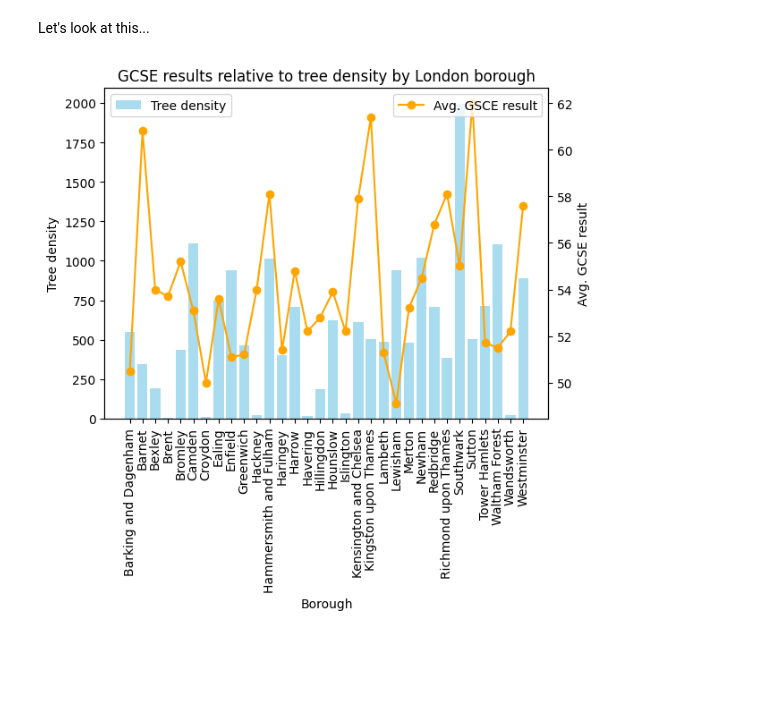
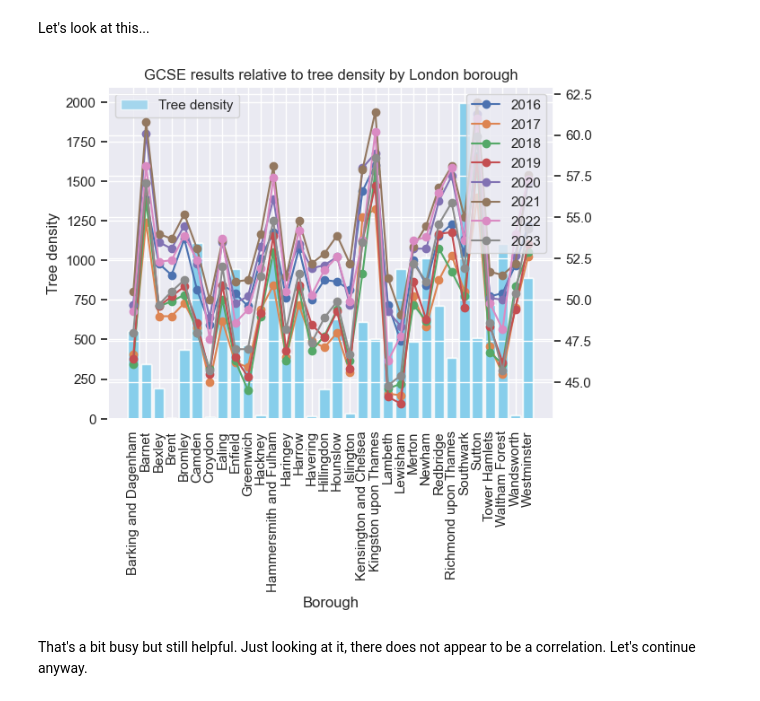
Before and after one commit to nicc/lis-stats-2, a Jupyter notebook: london_gcs_trees.ipynb, the cells around one changed output. Drawn from its saved outputs; the diff is of its cells as text; code cells hidden in the pictures; blank space fills up the shorter version.

```diff
--- a/london_gcs_trees.ipynb
+++ b/london_gcs_trees.ipynb
@@ -101,6 +134,10 @@ gcses_raw.head(5)
 # %%
 # basic data
-gcses_by_borough = gcses_raw[['Code', 'Area', 'Average Attainment 8 score per pupil']]
+gcses_by_borough = gcses_raw[['Code', 'Area', 'Average Attainment 8 score per pupil', 'Year']]
 
-gcses_by_borough.head(50)
+# make boroughs categorical and sort them for display as point plots
+gcses_by_borough['Area'] = pd.Categorical(gcses_by_borough['Area'], ordered=True, categories=gcses_by_borough['Area'].unique())
+gcses_by_borough = gcses_by_borough.sort_values(['Year', 'Area'])
+
+gcses_by_borough.head()
 # %% [output]
@@ -138,11 +152,16 @@ gcses_raw.describe()
 # %%
-# bar chart
+# let's view GCSE results per year as a line chart
 plt.figure(figsize=(10, 6))
-plt.bar(gcses_by_borough['Area'], gcses_by_borough['Average Attainment 8 score per pupil'])
 
-plt.title('GCSE results by borough')
+# group the data by year and plot each group
+for year, group in gcses_by_borough.groupby('Year'):
+    plt.plot(group['Area'], group['Average Attainment 8 score per pupil'], marker='o', label=f"{year}")
+
+plt.title('GCSE results by borough per year')
 plt.xlabel('Borough')
 plt.ylabel('Avg. attainment 8 score')
+plt.legend()
+plt.grid(True)
 plt.xticks(rotation=90)
 
 plt.show()
@@ -250,20 +259,24 @@ plt.show()
 We need a common reference to connect the data sets. Since the data are from the same source, we are fortunate to be able to rely on borough name (mostly). We do have a little cleaning to do though.
 # %%
 
-# we have some mismatched and a group by artefact to sort out...
+# we have some mismatches and a groupby artefact to sort out...
 borough_sizes.rename(columns={'Name': 'borough', 'Square_Kilometres': 'sqkm'}, inplace=True)
 
-gcses_by_borough.rename(columns={'Area': 'borough', 'Average Attainment 8 score per pupil': 'gcses'}, inplace=True)
+gcses_by_borough.rename(columns={'Area': 'borough', 'Average Attainment 8 score per pupil': 'gcses', 'Year': 'year'}, inplace=True)
 
 trees_by_borough.rename(columns={'size': 'trees'}, inplace=True)
 trees_by_borough.loc[trees_by_borough['borough'] == 'Richmond', 'borough'] = 'Richmond upon Thames'
 
 # let's make a new dataframe to consolidate borough size, gcse results and tree counts
-merged = pd.merge(trees_by_borough, gcses_by_borough, on='borough', how='left')
+merged = pd.merge(gcses_by_borough, trees_by_borough, on='borough', how='left')
 merged = pd.merge(merged, borough_sizes, on='borough', how='left')
 
 # we don't have good data for London City so let's remove that
 merged = merged[merged['borough'] != 'City']
 
-merged.head(100)
+# make boroughs categorical and sort them for display as point plots
+merged['borough'] = pd.Categorical(merged['borough'], ordered=True, categories=merged['borough'].unique())
+merged = merged.sort_values(['year', 'borough'])
+
+merged.head()
 # %% [output]
@@ -287,7 +289,7 @@ merged.head(100)
 # %% [markdown]
 Okay let's make tree count relative to area...
 # %%
-merged['tree_density'] = merged['trees'] / merged['sqkm']
+merged['tree_density'] = round(merged['trees'] / merged['sqkm'], 2)
 
-merged.head(100)
+merged.head()
 # %% [output]
@@ -311,23 +302,25 @@ merged.head(100)
 # %% [markdown]
 Let's look at this...
 # %%
-fig, tree_density_axis = plt.subplots()
+fig, tree_density_axis = plt.subplots() # what's fig all about here?. should I set a size?
 plt.xticks(rotation=90)
 
 tree_density_axis.bar(merged['borough'], merged['tree_density'], color='skyblue', label='Tree density', alpha=0.7)
 tree_density_axis.set_xlabel('Borough')
 tree_density_axis.set_ylabel('Tree density')
 tree_density_axis.set_title('GCSE results relative to tree density by London borough')
 
+gcse_axis = tree_density_axis.twinx()
 
-gcse_axis = tree_density_axis.twinx()
-gcse_axis.plot(merged['borough'], merged['gcses'], color='orange', marker='o', label='Avg. GSCE result')
-gcse_axis.set_ylabel('Avg. GCSE result')
+# group by year and plot each group
+for year, group in gcses_by_borough.groupby('year'):
+    gcse_axis.plot(group['borough'], group['gcses'], marker='o', label=f"{year}")
 
 tree_density_axis.legend(loc='upper left')
 gcse_axis.legend(loc='upper right')
 
-
 plt.show()
 # %% [output]
-[figure, old version]
+[figure, new version]
+# %% [markdown]
+That's a bit busy but still helpful. Just looking at it, there does not appear to be a correlation. Let's continue anyway.
```
Also changed, not shown: parts of 25 cells of this notebook, 18 other files.
